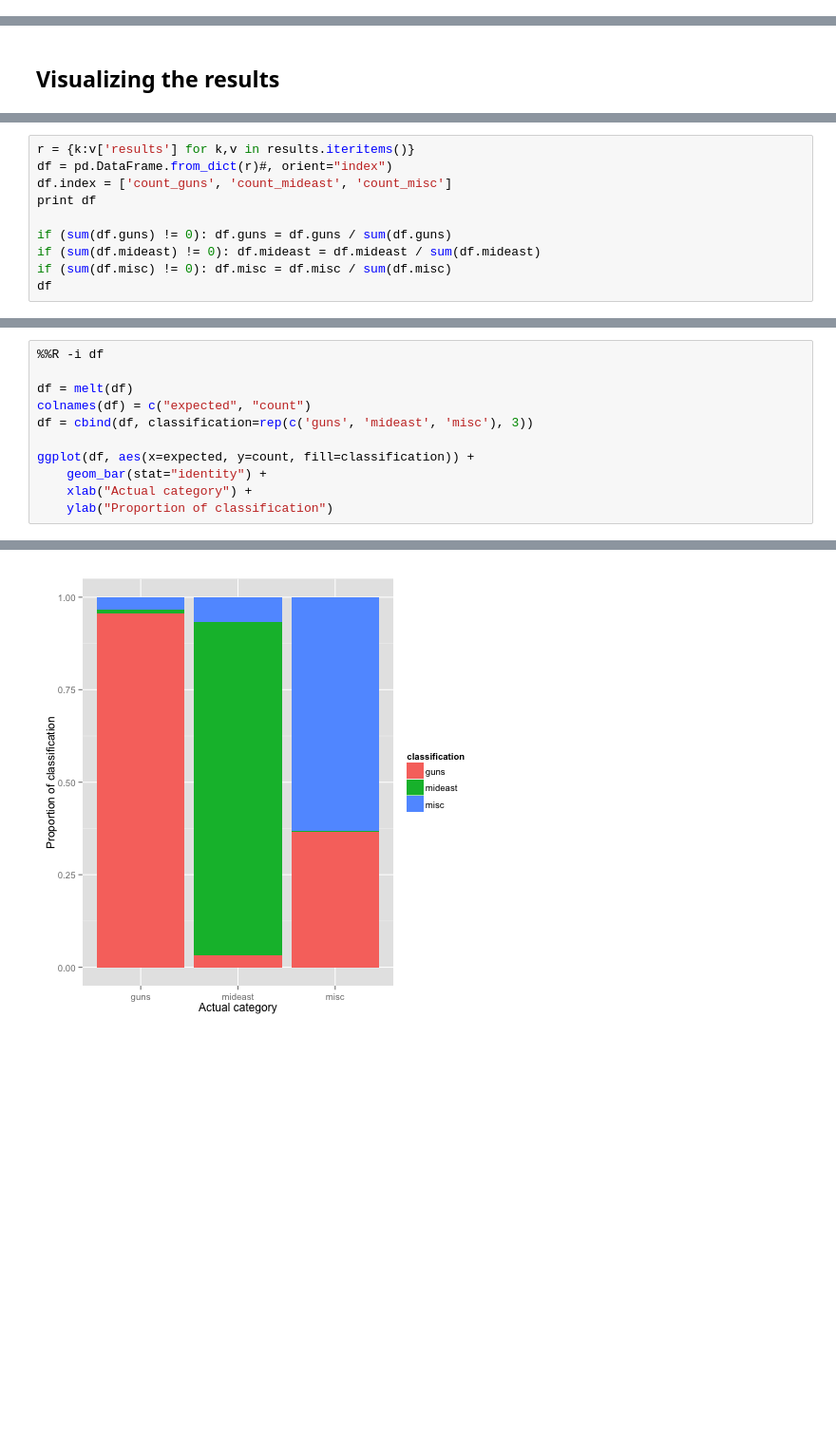
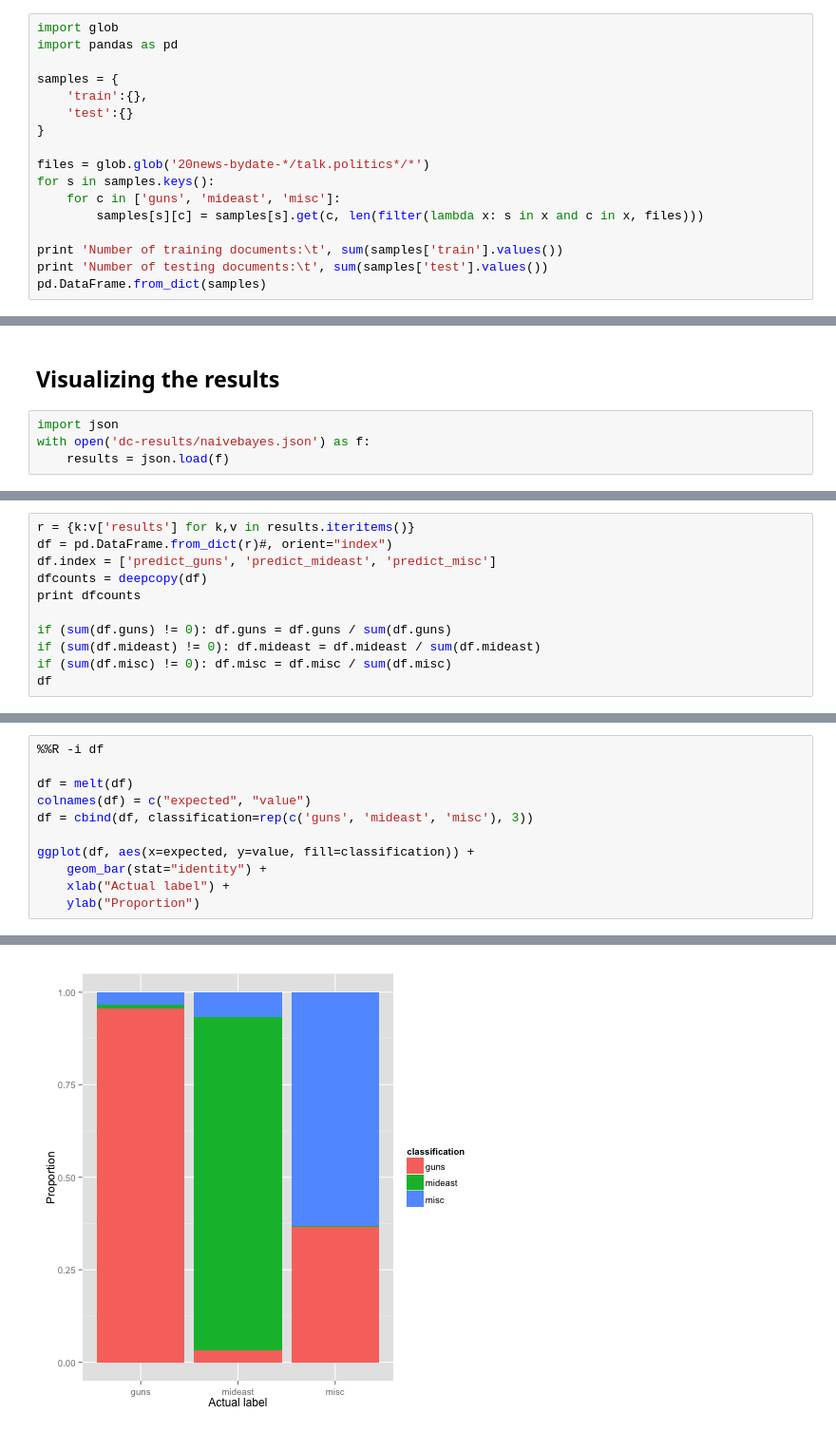
Before and after one commit to csiu/datasci, a Jupyter notebook: text/2015-07-25_document-classification_nb.ipynb, the cells around one changed output, grey strips where cells are left out. Shown at 95% size. Saved outputs shown, nothing was run; the diff lists cells and outputs as text; blank space fills up the shorter version.

`````diff
--- a/text/2015-07-25_document-classification_nb.ipynb
+++ b/text/2015-07-25_document-classification_nb.ipynb
@@ -13,0 +14,17 @@ This dataset is taken from [20Newsgroups](http://qwone.com/~jason/20Newsgroups/)
+# %%
+import glob
+import pandas as pd
+
+samples = {
+    'train':{},
+    'test':{}
+}
+
+files = glob.glob('20news-bydate-*/talk.politics*/*')
+for s in samples.keys():
+    for c in ['guns', 'mideast', 'misc']:
+        samples[s][c] = samples[s].get(c, len(filter(lambda x: s in x and c in x, files)))
+
+print 'Number of training documents:\t', sum(samples['train'].values())
+print 'Number of testing documents:\t', sum(samples['test'].values())
+pd.DataFrame.from_dict(samples)
@@ -162,5 +191,9 @@ with open('dc-results/naivebayes.json', 'w') as out:
 ````
 # %% [markdown]
 ## Visualizing the results
+# %%
+import json
+with open('dc-results/naivebayes.json') as f:
+    results = json.load(f)
 # %%
 import pandas as pd
@@ -173,8 +206,9 @@ import pandas as pd
 # %%
 r = {k:v['results'] for k,v in results.iteritems()}
 df = pd.DataFrame.from_dict(r)#, orient="index")
-df.index = ['count_guns', 'count_mideast', 'count_misc']
-print df
+df.index = ['predict_guns', 'predict_mideast', 'predict_misc']
+dfcounts = deepcopy(df)
+print dfcounts
 
 if (sum(df.guns) != 0): df.guns = df.guns / sum(df.guns)
 if (sum(df.mideast) != 0): df.mideast = df.mideast / sum(df.mideast)
@@ -192,14 +235,14 @@ count_misc       12       25   195
 # %%
 %%R -i df
 
 df = melt(df)
-colnames(df) = c("expected", "count")
+colnames(df) = c("expected", "value")
 df = cbind(df, classification=rep(c('guns', 'mideast', 'misc'), 3))
 
-ggplot(df, aes(x=expected, y=count, fill=classification)) +
+ggplot(df, aes(x=expected, y=value, fill=classification)) +
     geom_bar(stat="identity") +
-    xlab("Actual category") +
-    ylab("Proportion of classification")
+    xlab("Actual label") +
+    ylab("Proportion")
 # %% [output]
 Using  as id variables
-[figure, old version]
+[figure, new version]
`````
Also changed, not shown: parts of 13 cells of this notebook.
